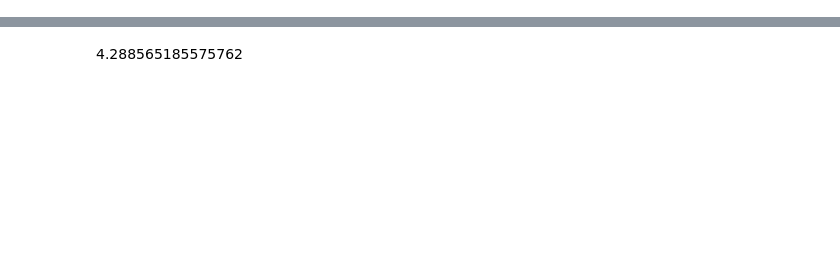
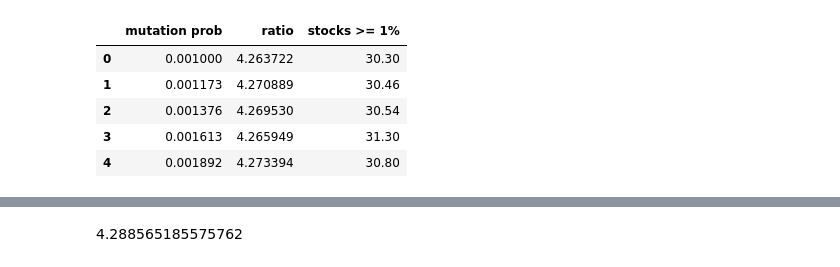
Before and after one commit to TheKompot/FinMatproject, a Jupyter notebook: genetic_alg_portfolio.ipynb, the cells around one changed output, grey strips where cells are left out. Drawn from its saved outputs; the diff is of its cells as text; code cells hidden in the pictures; blank space fills up the shorter version.

```diff
--- a/genetic_alg_portfolio.ipynb
+++ b/genetic_alg_portfolio.ipynb
@@ -281,0 +210,26 @@ fig.show()
+# %%
+mutation_data_dict = {'mutation prob':[],'ratio':[],'stocks >= 1%':[]}
+
+for p in np.logspace(-3,-0.3,40):
+    ratios = np.zeros(50)
+    stocks = np.zeros(50)
+    for i in range(50):
+        solver = GenAlg(population_size=100,k_crossover=28,mutation_prob=p,rates=rates,sigma=sigma)
+        best,best_fit = solver.solve(10,10)
+        ratios[i] = best_fit
+
+        for weight in best:
+            if weight >= 0.01:
+                stocks[i]+=1
+    mutation_data_dict['mutation prob'].append(p)
+    mutation_data_dict['ratio'].append(np.mean(ratios))
+    mutation_data_dict['stocks >= 1%'].append(np.mean(stocks))
+mutation_data = pd.DataFrame(mutation_data_dict)
+mutation_data.head()
+# %% [output]
+|  | mutation prob | ratio | stocks >= 1% |
+| 0 | 0.001000 | 4.263722 | 30.30 |
+| 1 | 0.001173 | 4.270889 | 30.46 |
+| 2 | 0.001376 | 4.269530 | 30.54 |
+| 3 | 0.001613 | 4.265949 | 31.30 |
+| 4 | 0.001892 | 4.273394 | 30.80 |
```
Also changed, not shown: parts of 32 cells of this notebook.
